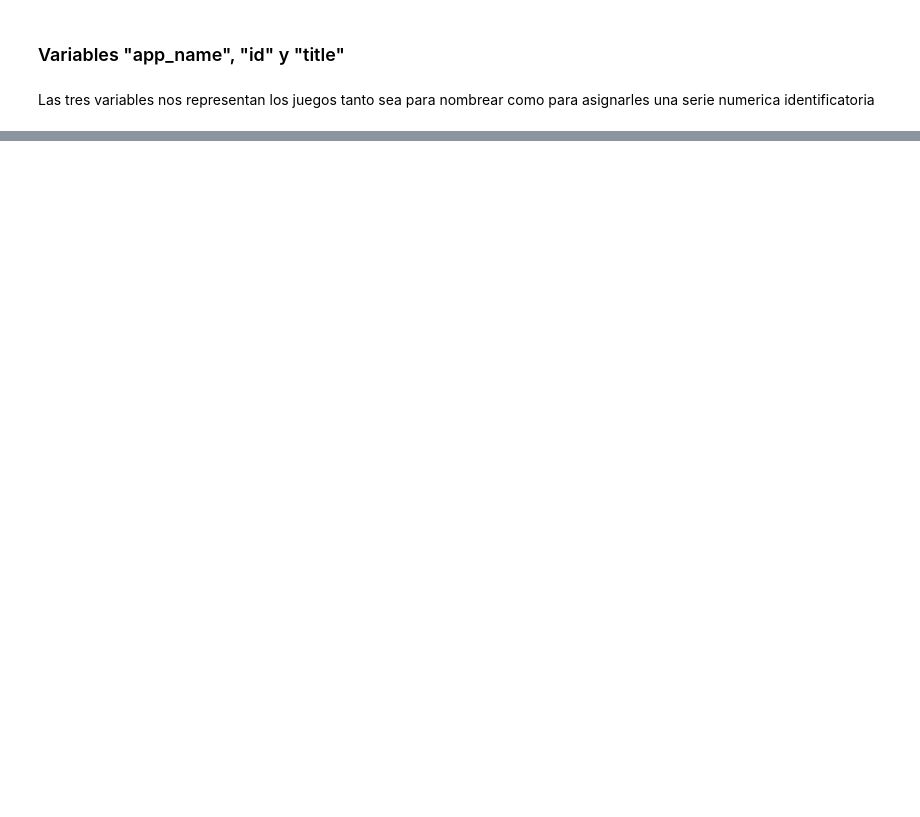
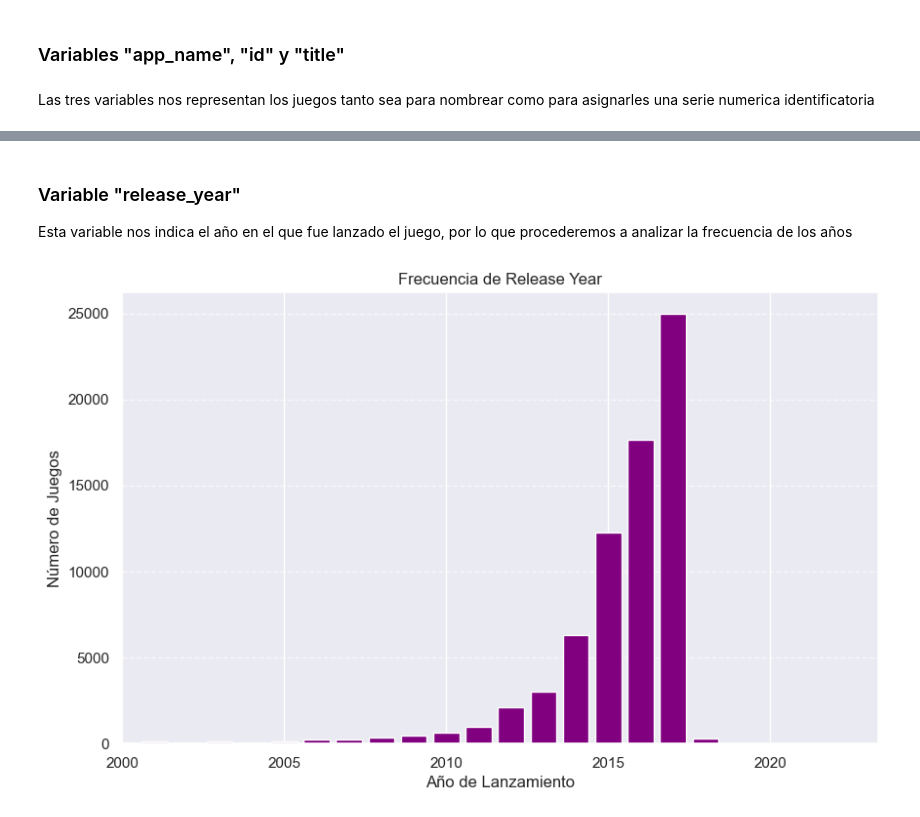
Before and after one commit to ASGuzman/PI_MLOps_Steam, a Jupyter notebook: 05_EDA.ipynb, the cells around one changed output, grey strips where cells are left out. Cells and saved outputs as stored; diff of their text form; code cells hidden in the pictures; blank space fills up the shorter version.

```diff
--- a/05_EDA.ipynb
+++ b/05_EDA.ipynb
@@ -138,0 +162,16 @@ plt.show()
+# %% [markdown]
+### Variable "release_year"
+Esta variable nos indica el año en el que fue lanzado el juego, por lo que procederemos a analizar la frecuencia de los años
+# %%
+release_year_counts = df_output["release_year"].value_counts().sort_index()
+
+plt.figure(figsize=(10, 6))
+plt.bar(release_year_counts.index, release_year_counts.values, color="purple")
+plt.title("Frecuencia de Release Year")
+plt.xlabel("Año de Lanzamiento")
+plt.ylabel("Número de Juegos")
+plt.grid(axis="y", linestyle="--", alpha=0.7)
+plt.xlim(left=2000)
+plt.show()
+# %% [output]
+[figure, added]
```
Also changed, not shown: parts of 10 cells of this notebook.
